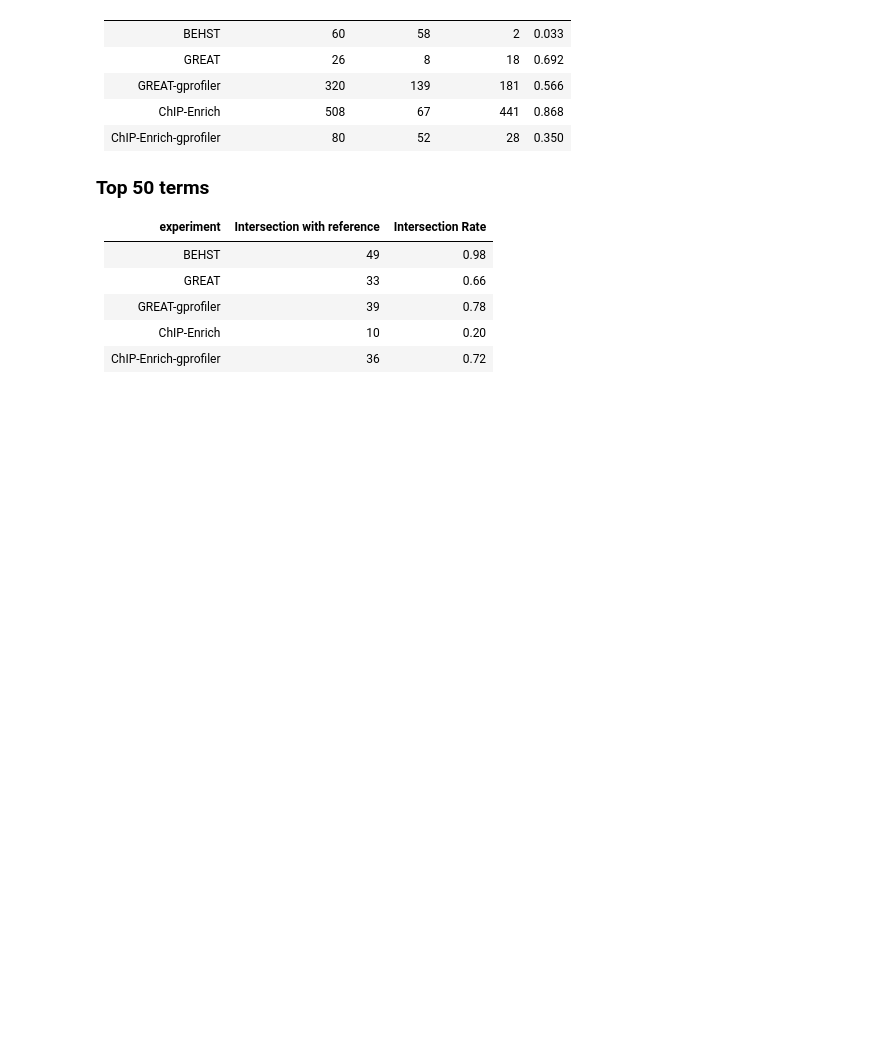
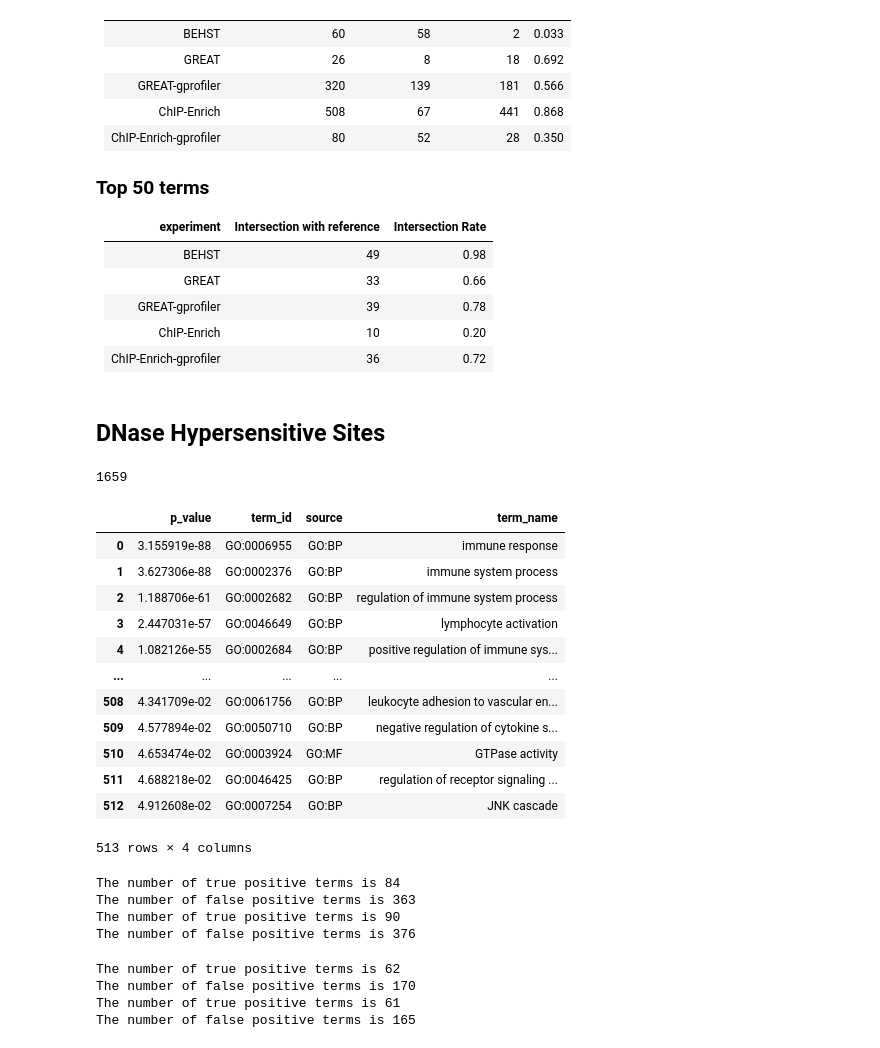
Before and after one commit to hoffmangroup/2020behst, a Jupyter notebook: comparison_test.ipynb, the cells around one changed output. Saved outputs shown, nothing was run; the diff lists cells and outputs as text; code cells hidden in the pictures; blank space fills up the shorter version.

Commit message:
add DNase Hypersensitive sites test

```diff
--- a/comparison_test.ipynb
+++ b/comparison_test.ipynb
@@ -786,3 +780,5 @@ GREAT | 33 | 0.66
 GREAT-gprofiler | 39 | 0.78
 ChIP-Enrich | 10 | 0.20
 ChIP-Enrich-gprofiler | 36 | 0.72
+# %% [markdown]
+## DNase Hypersensitive Sites
@@ -788,0 +799,61 @@ ChIP-Enrich-gprofiler | 36 | 0.72
+# %%
+# select most highly expressed genes in GM12878
+gm12878_df = select_genes([GM12878_1, GM12878_2],
+                       [H1_1, H1_2, HelaS3_1, HelaS3_2, HepG2_1, HepG2_2,
+                       huvec_1, huvec_2, K562_1, K562_2])
+
+len(gm12878_df)
+
+# gm12878_df[['gene_id']].to_csv('../BEHST/data/reference_gm12878_gene_id', header=None, index=None)
+# %% [output]
+1659
+# %%
+gm12878_ref = pd.read_csv("../BEHST/results/07-08/gm12878_go_list", sep="\t", header=0)
+
+gm12878_ref = gm12878_ref[gm12878_ref.p_value <= 0.05]
+gm12878_ref
+# %% [output]
+|  | p_value | term_id | source | term_name |
+| 0 | 3.155919e-88 | GO:0006955 | GO:BP | immune response |
+| 1 | 3.627306e-88 | GO:0002376 | GO:BP | immune system process |
+| 2 | 1.188706e-61 | GO:0002682 | GO:BP | regulation of immune system process |
+| 3 | 2.447031e-57 | GO:0046649 | GO:BP | lymphocyte activation |
+| 4 | 1.082126e-55 | GO:0002684 | GO:BP | positive regulation of immune sys... |
+| ... | ... | ... | ... | ... |
+| 508 | 4.341709e-02 | GO:0061756 | GO:BP | leukocyte adhesion to vascular en... |
+| 509 | 4.577894e-02 | GO:0050710 | GO:BP | negative regulation of cytokine s... |
+| 510 | 4.653474e-02 | GO:0003924 | GO:MF | GTPase activity |
+| 511 | 4.688218e-02 | GO:0046425 | GO:BP | regulation of receptor signaling ... |
+| 512 | 4.912608e-02 | GO:0007254 | GO:BP | JNK cascade |
+513 rows × 4 columns
+# %%
+gm12878_1 = pd.read_csv("../BEHST/results/07-08/GM12878_dnase_seq_hg19_1_bed_bed_QUERY28000_TARGET18100_8_types_go_list.txt",
+                   sep='\t', header=0)
+
+gm12878_1_res = merge_df(gm12878_1, gm12878_ref, ['term_id', 'source', 'term_name'], True)
+
+gm12878_2 = pd.read_csv("../BEHST/results/07-08/GM12878_dnase_seq_hg19_2_bed_bed_QUERY28000_TARGET18100_8_types_go_list.txt",
+                   sep='\t', header=0)
+
+gm12878_2_res = merge_df(gm12878_2, gm12878_ref, ['term_id', 'source', 'term_name'], True)
+# %% [output]
+The number of true positive terms is 84
+The number of false positive terms is 363
+The number of true positive terms is 90
+The number of false positive terms is 376
+# %%
+gm12878_1_hic1 = pd.read_csv("../BEHST/results/07-08/GM12878_dnase_seq_hg19_1_bed_QUERY28000_TARGET18100_go_list.txt",
+                   sep='\t', header=0)
+
+gm12878_1_hic1_res = merge_df(gm12878_1_hic1, gm12878_ref, ['term_id', 'source', 'term_name'], True)
+
+
+gm12878_2_hic1 = pd.read_csv("../BEHST/results/07-08/GM12878_dnase_seq_hg19_2_bed_QUERY28000_TARGET18100_go_list.txt",
+                   sep='\t', header=0)
+
+gm12878_2_hic1_res = merge_df(gm12878_2_hic1, gm12878_ref, ['term_id', 'source', 'term_name'], True)
+# %% [output]
+The number of true positive terms is 62
+The number of false positive terms is 170
+The number of true positive terms is 61
+The number of false positive terms is 165
```
Also changed, not shown: parts of 4 cells of this notebook.
